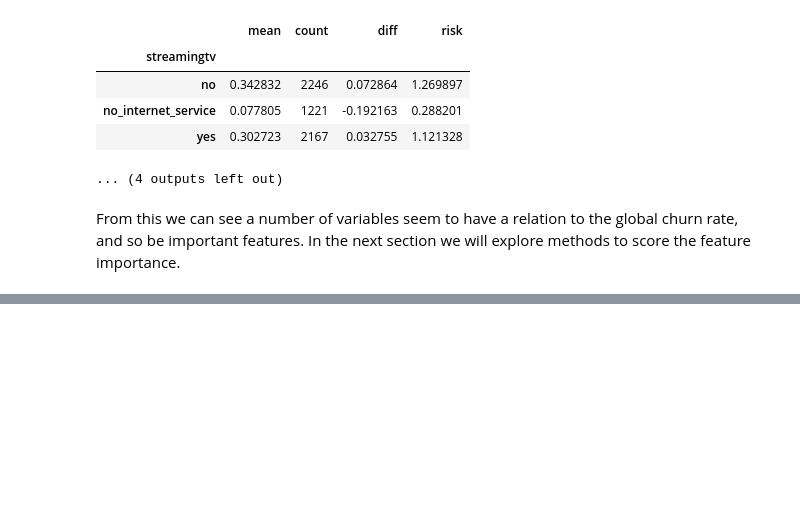
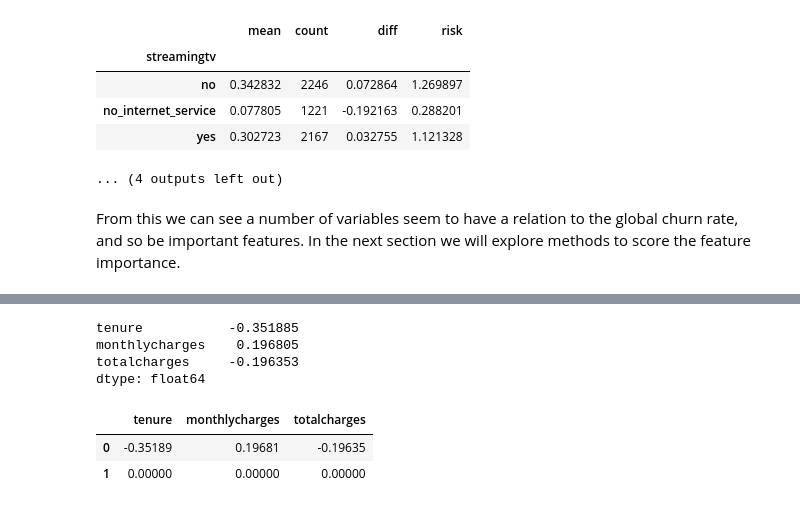
Before and after one commit to ShaniceWilliams/ml-zoomcamp, a Jupyter notebook: 03_Classification/3_Churn_prediction.ipynb, the cells around one changed output, grey strips where cells are left out. Drawn from its saved outputs; the diff is of its cells as text; code cells hidden in the pictures; blank space fills up the shorter version.

Commit message:
Implemented mutual information and correlation to evaluate feature importance.

```diff
--- a/03_Classification/3_Churn_prediction.ipynb
+++ b/03_Classification/3_Churn_prediction.ipynb
@@ -562,0 +645,15 @@ From this we can see a number of variables seem to have a relation to the global
+# %%
+# By default corrwith uses pearsons correlation
+df_full_train[numerical_cols].corrwith(df_full_train.churn)
+# %% [output]
+tenure           -0.351885
+monthlycharges    0.196805
+totalcharges     -0.196353
+dtype: float64
+# %%
+from scipy.stats import pointbiserialr
+df_full_train[numerical_cols].corrwith(df_full_train.churn, method=pointbiserialr)
+# %% [output]
+|  | tenure | monthlycharges | totalcharges |
+| 0 | -0.35189 | 0.19681 | -0.19635 |
+| 1 | 0.00000 | 0.00000 | 0.00000 |
```
Also changed, not shown: parts of 25 cells of this notebook.
